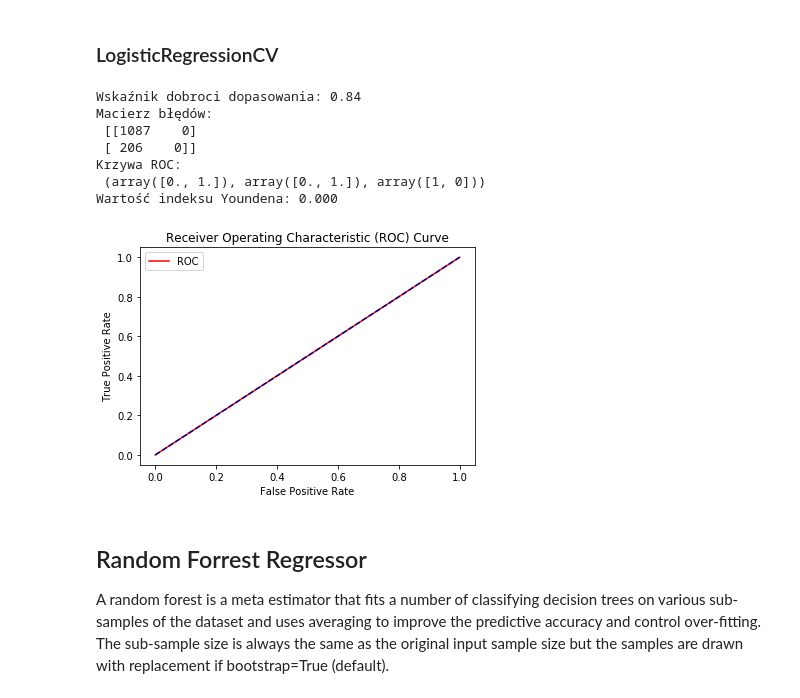
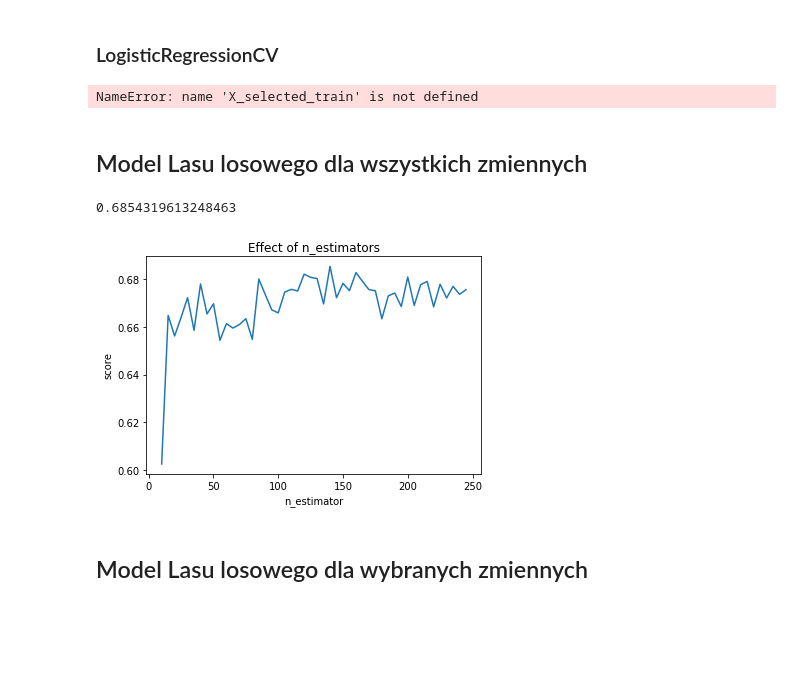
Before and after one commit to mic9410/SRD-final-project-hr-analytics, a Jupyter notebook: final_project.ipynb, the cells around one changed output. Cells and saved outputs as stored; diff of their text form; code cells hidden in the pictures; blank space fills up the shorter version.

```diff
--- a/final_project.ipynb
+++ b/final_project.ipynb
@@ -760,7 +784,6 @@ display(X_selected)
 ### LogisticRegressionCV
 # %%
 from sklearn.linear_model import LogisticRegressionCV
-X_selected_train, X_selected_test, y_selected_train, y_selected_test = train_test_split(X_selected, y, test_size = 0.3, random_state = 4)
 
 lrcv = LogisticRegressionCV(solver="lbfgs", cv=5)
 lrcv.fit(X_selected_train, y_selected_train)
@@ -770,20 +793,10 @@ j_t = cutoff_youdens_j(y_selected_test, y_selected_pred)
 
 print("Wskaźnik dobroci dopasowania: %.2f" % accuracy_score(y_selected_test,y_selected_pred))
 print("Macierz błędów:\n", confusion_matrix(y_selected_test,y_selected_pred))
-print("Krzywa ROC:\n", roc_curve(y_selected_test,y_selected_pred))
+print("Krzywa ROC:\n", roc_curve(y_selected_test, y_selected_pred))
 print("Wartość indeksu Youndena: %.3f" %  cutoff_youdens_j(y_selected_test, y_selected_pred))
 
 fpr, tpr, thresholds = roc_curve(y_selected_test,y_selected_pred)
 plot_roc_curve(fpr, tpr)
 # %% [output]
-Wskaźnik dobroci dopasowania: 0.84
-Macierz błędów:
- [[1087    0]
- [ 206    0]]
-Krzywa ROC:
- (array([0., 1.]), array([0., 1.]), array([1, 0]))
-Wartość indeksu Youndena: 0.000
+NameError: name 'X_selected_train' is not defined
-[figure, removed]
-# %% [markdown]
-## Random Forrest Regressor
-A random forest is a meta estimator that fits a number of classifying decision trees on various sub-samples of the dataset and uses averaging to improve the predictive accuracy and control over-fitting. The sub-sample size is always the same as the original input sample size but the samples are drawn with replacement if bootstrap=True (default).
@@ -798,0 +803,20 @@ y_selected_pred = rf.predict(X_selected_test)
+# %% [markdown]
+## Model Lasu losowego dla wszystkich zmiennych
+# %%
+from sklearn.ensemble import RandomForestRegressor
+
+model = RandomForestRegressor(n_jobs=-1)
+estimators = np.arange(10, 250, 5)
+scores = []
+for n in estimators:
+    model.set_params(n_estimators=n)
+    model.fit(X_train, y_train)
+    scores.append(model.score(X_test, y_test))
+plt.title("Effect of n_estimators")
+plt.xlabel("n_estimator")
+plt.ylabel("score")
+plt.plot(estimators, scores)
+print(max(scores))
+# %% [output]
+0.6854319613248463
+[figure, added]
@@ -798,0 +827,2 @@ y_selected_pred = rf.predict(X_selected_test)
+# %% [markdown]
+## Model Lasu losowego dla wybranych zmiennych
```
Also changed, not shown: parts of 17 cells of this notebook.
